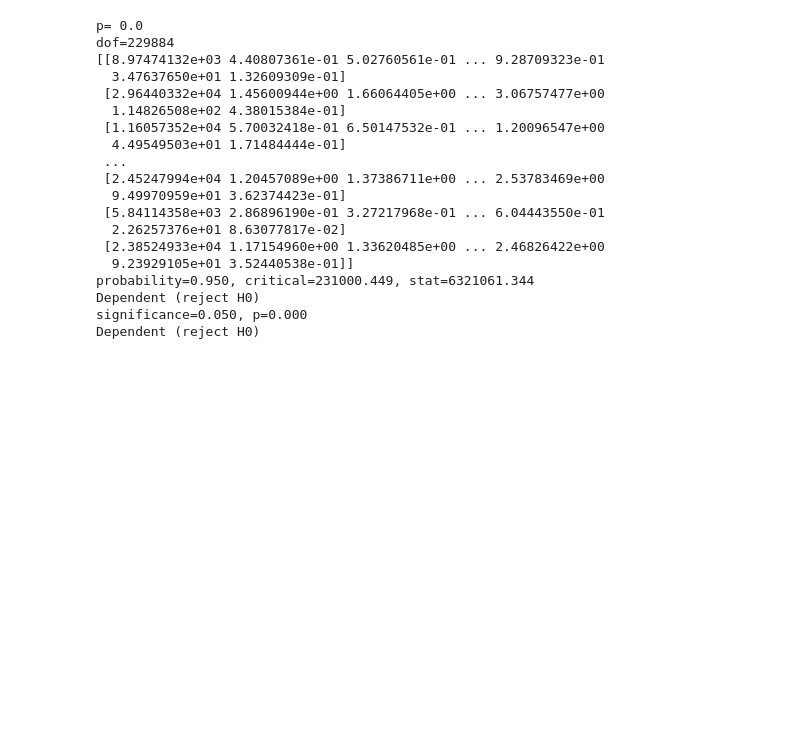
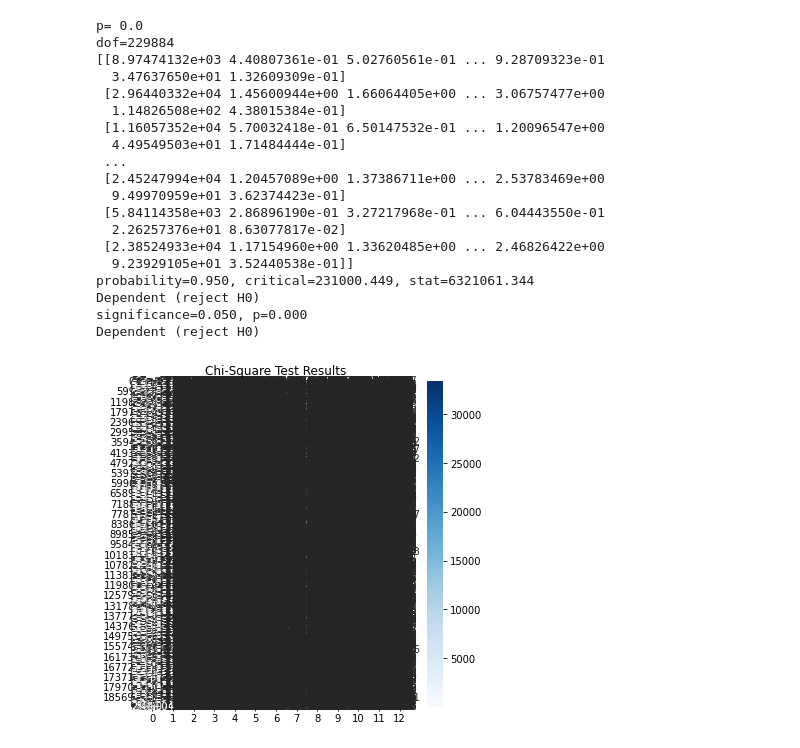
Before and after one commit to arindamdeyofficial/JobChurnInIt, a Jupyter notebook: jobchurnit.ipynb, the cells around one changed output. Cells and saved outputs as stored; diff of their text form; code cells hidden in the pictures; blank space fills up the shorter version.

```diff
--- a/jobchurnit.ipynb
+++ b/jobchurnit.ipynb
@@ -447,3 +472,11 @@ probability=0.950, critical=231000.449, stat=6321061.344
 Dependent (reject H0)
 significance=0.050, p=0.000
 Dependent (reject H0)
+# %%
+# Plotting a heatmap
+fig = plt.figure(figsize=(6,6))
+sns.heatmap(expected, annot=True, cmap='Blues')
+plt.title('Chi-Square Test Results')
+plt.show()
+# %% [output]
+[figure, added]
```
Also changed, not shown: parts of 8 cells of this notebook.
